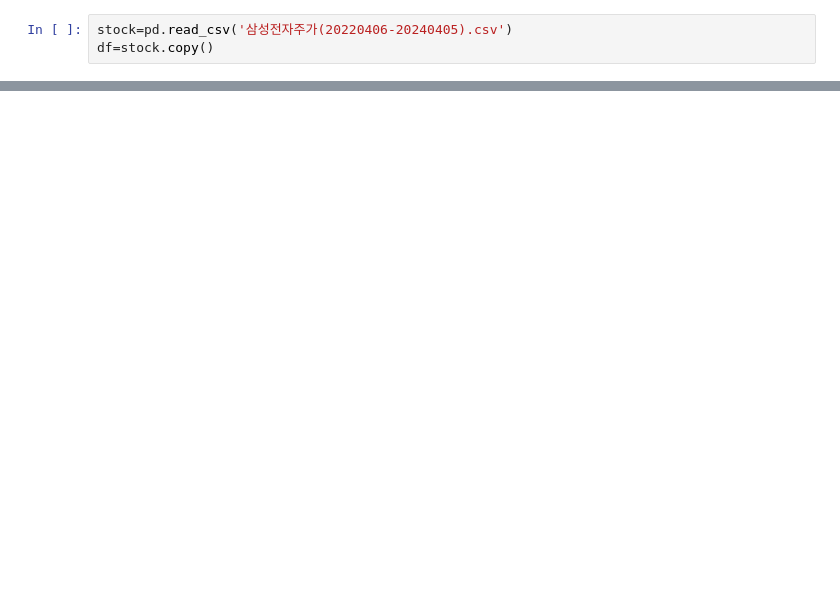
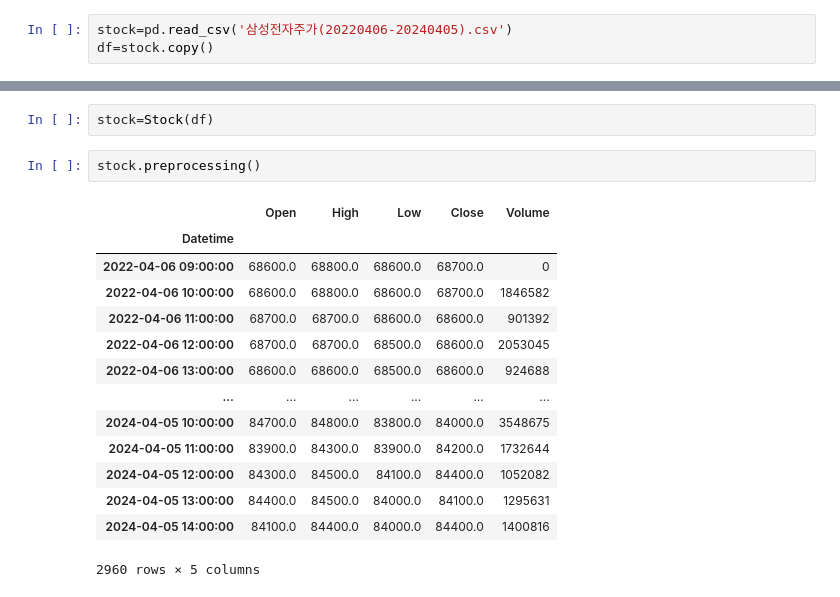
Before and after one commit to seongwonM/AutoStockTrader, a Jupyter notebook: model/Stock_Predict.ipynb, the cells around one changed output, grey strips where cells are left out. Drawn from its saved outputs; the diff is of its cells as text; blank space fills up the shorter version.

```diff
--- a/model/Stock_Predict.ipynb
+++ b/model/Stock_Predict.ipynb
@@ -231,0 +265,19 @@ Best Validation Loss: 0.06667
+# %%
+stock=Stock(df)
+# %%
+stock.preprocessing()
+# %% [output]
+|  | Open | High | Low | Close | Volume |
+| Datetime |  |  |  |  |  |
+| 2022-04-06 09:00:00 | 68600.0 | 68800.0 | 68600.0 | 68700.0 | 0 |
+| 2022-04-06 10:00:00 | 68600.0 | 68800.0 | 68600.0 | 68700.0 | 1846582 |
+| 2022-04-06 11:00:00 | 68700.0 | 68700.0 | 68600.0 | 68600.0 | 901392 |
+| 2022-04-06 12:00:00 | 68700.0 | 68700.0 | 68500.0 | 68600.0 | 2053045 |
+| 2022-04-06 13:00:00 | 68600.0 | 68600.0 | 68500.0 | 68600.0 | 924688 |
+| ... | ... | ... | ... | ... | ... |
+| 2024-04-05 10:00:00 | 84700.0 | 84800.0 | 83800.0 | 84000.0 | 3548675 |
+| 2024-04-05 11:00:00 | 83900.0 | 84300.0 | 83900.0 | 84200.0 | 1732644 |
+| 2024-04-05 12:00:00 | 84300.0 | 84500.0 | 84100.0 | 84400.0 | 1052082 |
+| 2024-04-05 13:00:00 | 84400.0 | 84500.0 | 84000.0 | 84100.0 | 1295631 |
+| 2024-04-05 14:00:00 | 84100.0 | 84400.0 | 84000.0 | 84400.0 | 1400816 |
+2960 rows × 5 columns
```
Also changed, not shown: parts of 60 cells of this notebook.
